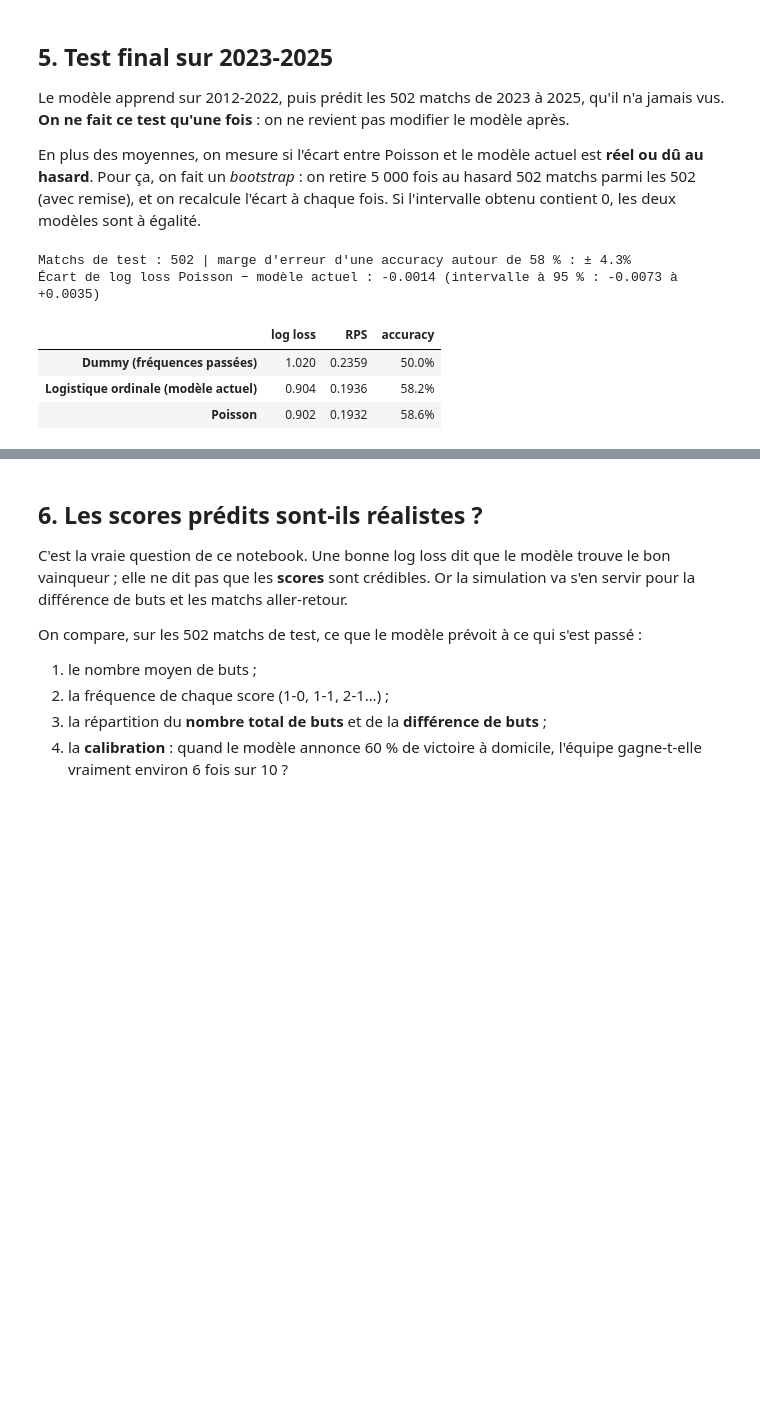
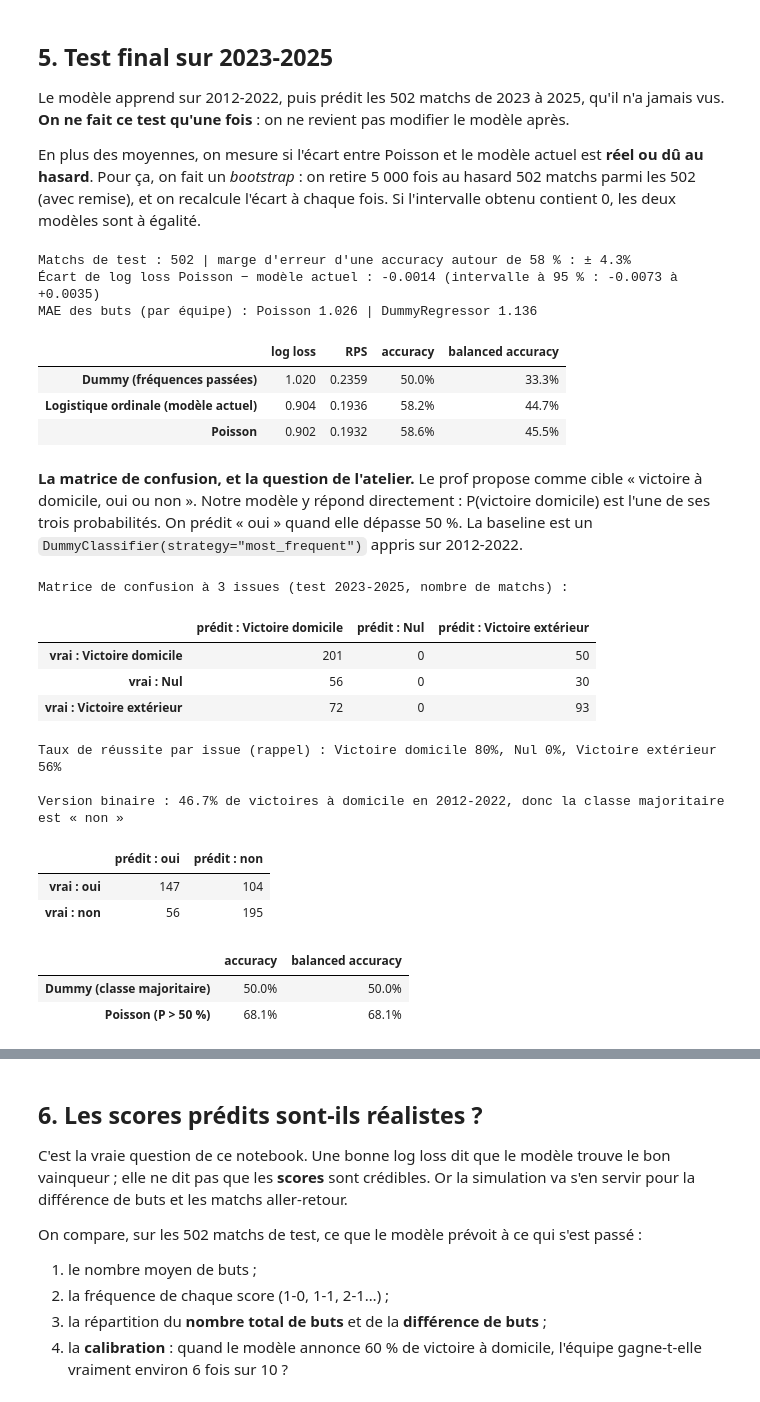
Before and after one commit to moussa197/CHAMPIONS-, a Jupyter notebook: analyse/MODEL_POISSON.ipynb, the cells around one changed output, grey strips where cells are left out. Drawn from its saved outputs; the diff is of its cells as text; code cells hidden in the pictures; blank space fills up the shorter version.

```diff
--- a/analyse/MODEL_POISSON.ipynb
+++ b/analyse/MODEL_POISSON.ipynb
@@ -350,11 +412,58 @@ marge = 1.96 * np.sqrt(0.58 * 0.42 / n_test)
 print(f"Matchs de test : {n_test} | marge d'erreur d'une accuracy autour de 58 % : ± {marge:.1%}")
 print(f"Écart de log loss Poisson − modèle actuel : {ecart.mean():+.4f} "
       f"(intervalle à 95 % : {ic_bas:+.4f} à {ic_haut:+.4f})")
-resultats_test.style.format({'log loss': '{:.3f}', 'RPS': '{:.4f}', 'accuracy': '{:.1%}'})
+mae_test = mae_buts(avant_test, test)
+print(f"MAE des buts (par équipe) : Poisson {mae_test['MAE Poisson']:.3f} | DummyRegressor {mae_test['MAE DummyRegressor']:.3f}")
+resultats_test.style.format({'log loss': '{:.3f}', 'RPS': '{:.4f}', 'accuracy': '{:.1%}', 'balanced accuracy': '{:.1%}'})
 # %% [output]
 Matchs de test : 502 | marge d'erreur d'une accuracy autour de 58 % : ± 4.3%
 Écart de log loss Poisson − modèle actuel : -0.0014 (intervalle à 95 % : -0.0073 à +0.0035)
+MAE des buts (par équipe) : Poisson 1.026 | DummyRegressor 1.136
-|  | log loss | RPS | accuracy |
-| Dummy (fréquences passées) | 1.020 | 0.2359 | 50.0% |
-| Logistique ordinale (modèle actuel) | 0.904 | 0.1936 | 58.2% |
-| Poisson | 0.902 | 0.1932 | 58.6% |
+|  | log loss | RPS | accuracy | balanced accuracy |
+| Dummy (fréquences passées) | 1.020 | 0.2359 | 50.0% | 33.3% |
+| Logistique ordinale (modèle actuel) | 0.904 | 0.1936 | 58.2% | 44.7% |
+| Poisson | 0.902 | 0.1932 | 58.6% | 45.5% |
+# %% [markdown]
+**La matrice de confusion, et la question de l'atelier.** Le prof propose comme cible « victoire à domicile, oui ou non ». Notre modèle y répond directement : P(victoire domicile) est l'une de ses trois probabilités. On prédit « oui » quand elle dépasse 50 %. La baseline est un `DummyClassifier(strategy="most_frequent")` appris sur 2012-2022.
+# %%
+# 1. Matrice de confusion à 3 issues (règle : l'issue la plus probable)
+vrai_t = y_test.to_numpy()
+predit_t = proba_p[ISSUES].idxmax(axis=1).to_numpy()
+matrice = pd.DataFrame(confusion_matrix(vrai_t, predit_t, labels=ISSUES),
+                       index=[f'vrai : {i}' for i in ISSUES], columns=[f'prédit : {i}' for i in ISSUES])
+print("Matrice de confusion à 3 issues (test 2023-2025, nombre de matchs) :")
+display(matrice)
+rappel = pd.Series(np.diag(matrice.to_numpy()) / matrice.sum(axis=1).to_numpy(), index=ISSUES)
+print("Taux de réussite par issue (rappel) : " + ', '.join(f"{i} {v:.0%}" for i, v in rappel.items()))
+
+# 2. La version binaire : victoire à domicile, oui ou non
+y_bin = (y_test == 'Victoire domicile').to_numpy()
+pred_bin = (proba_p['Victoire domicile'] > 0.5).to_numpy()
+cible_appr = g.loc[avant_test, 'resultat'] == 'Victoire domicile'
+dummy_bin = DummyClassifier(strategy='most_frequent').fit(g.loc[avant_test, ['domicile']], cible_appr)
+pred_dummy_bin = dummy_bin.predict(g.loc[test, ['domicile']])
+print(f"\nVersion binaire : {cible_appr.mean():.1%} de victoires à domicile en 2012-2022, "
+      f"donc la classe majoritaire est « {'oui' if dummy_bin.predict(g.loc[test, ['domicile']].head(1))[0] else 'non'} »")
+display(pd.DataFrame(confusion_matrix(y_bin, pred_bin, labels=[True, False]),
+                     index=['vrai : oui', 'vrai : non'], columns=['prédit : oui', 'prédit : non']))
+pd.DataFrame({
+    'Dummy (classe majoritaire)': {'accuracy': (pred_dummy_bin == y_bin).mean(),
+                                   'balanced accuracy': balanced_accuracy_score(y_bin, pred_dummy_bin)},
+    'Poisson (P > 50 %)': {'accuracy': (pred_bin == y_bin).mean(),
+                           'balanced accuracy': balanced_accuracy_score(y_bin, pred_bin)},
+}).T.style.format('{:.1%}')
+# %% [output]
+Matrice de confusion à 3 issues (test 2023-2025, nombre de matchs) :
+|  | prédit : Victoire domicile | prédit : Nul | prédit : Victoire extérieur |
+| vrai : Victoire domicile | 201 | 0 | 50 |
+| vrai : Nul | 56 | 0 | 30 |
+| vrai : Victoire extérieur | 72 | 0 | 93 |
+Taux de réussite par issue (rappel) : Victoire domicile 80%, Nul 0%, Victoire extérieur 56%
+
+Version binaire : 46.7% de victoires à domicile en 2012-2022, donc la classe majoritaire est « non »
+|  | prédit : oui | prédit : non |
+| vrai : oui | 147 | 104 |
+| vrai : non | 56 | 195 |
+|  | accuracy | balanced accuracy |
+| Dummy (classe majoritaire) | 50.0% | 50.0% |
+| Poisson (P > 50 %) | 68.1% | 68.1% |
```
Also changed, not shown: parts of 25 cells of this notebook, 1 other file.
